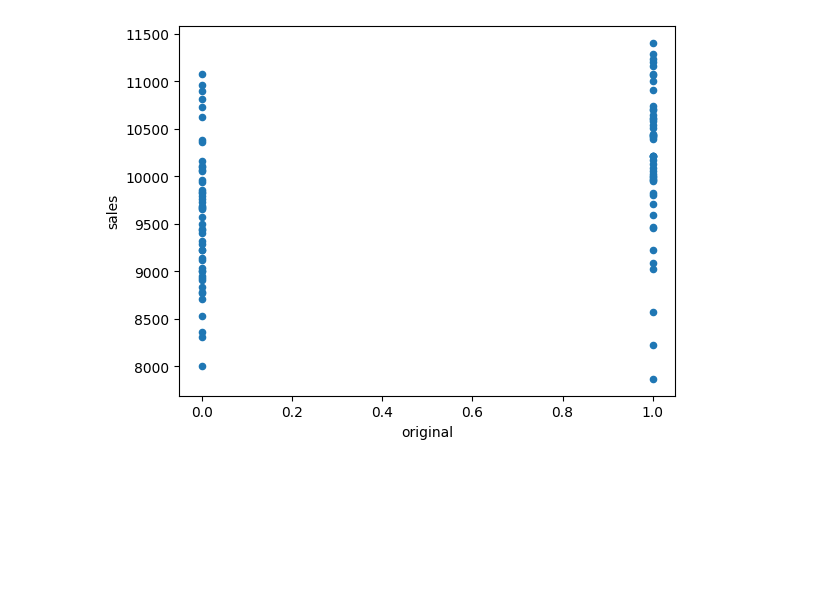
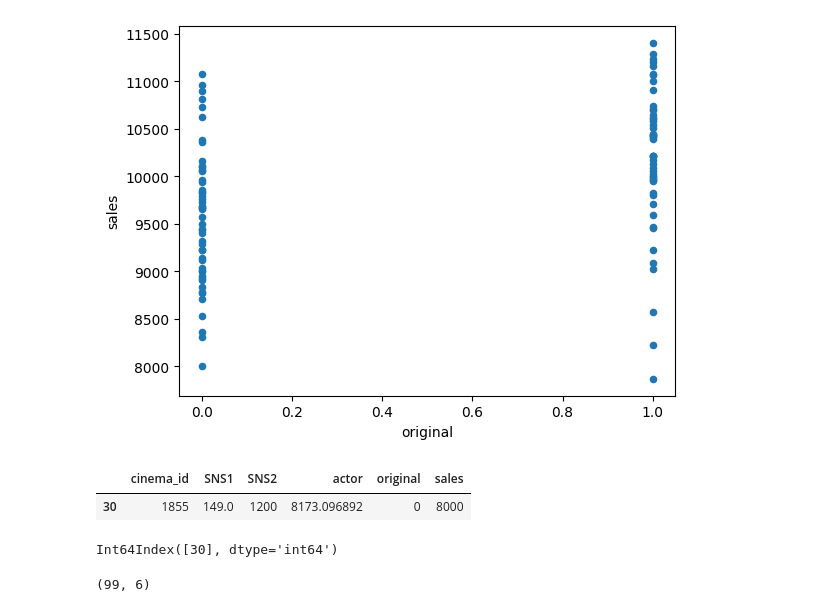
Before and after one commit to yamaguchinorimitsu/ajax_app, a Jupyter notebook: スッキリ機械第６章.ipynb, the cells around one changed output. Saved outputs shown, nothing was run; the diff lists cells and outputs as text; code cells hidden in the pictures; blank space fills up the shorter version.

```diff
--- a/スッキリ機械第６章.ipynb
+++ b/スッキリ機械第６章.ipynb
@@ -55,3 +55,13 @@ for name in df2.columns:
 [figure]
 [figure]
 [figure]
+# %%
+df[(df['SNS2']>1000) & (df['sales']<8500)]
+# %% [output]
+|  | cinema_id | SNS1 | SNS2 | actor | original | sales |
+| 30 | 1855 | 149.0 | 1200 | 8173.096892 | 0 | 8000 |
+# %%
+no = df2[(df['SNS2'] > 1000 ) & (df['sales'] < 8500)].index
+no
+# %% [output]
+Int64Index([30], dtype='int64')
@@ -57,0 +73,6 @@ for name in df2.columns:
+# %%
+df3 = df2.drop(no, axis=0)
+
+df3.shape
+# %% [output]
+(99, 6)
```
Also changed, not shown: parts of 1 cell of this notebook.
